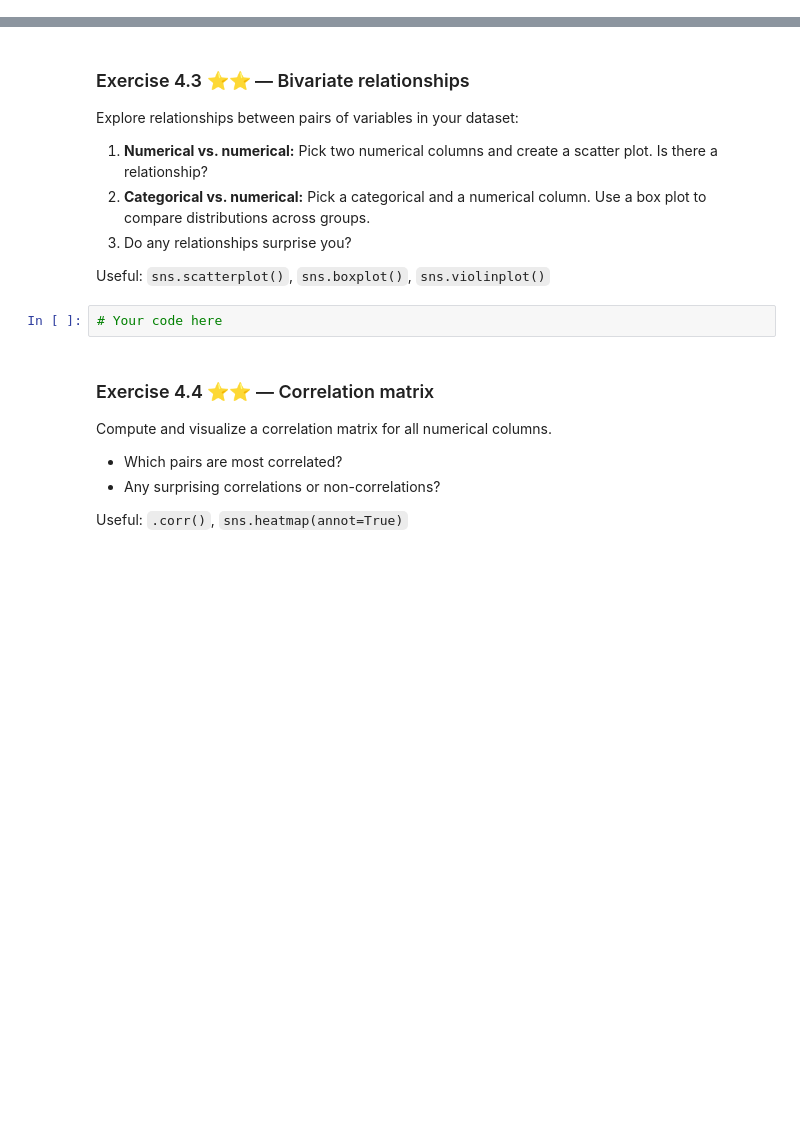
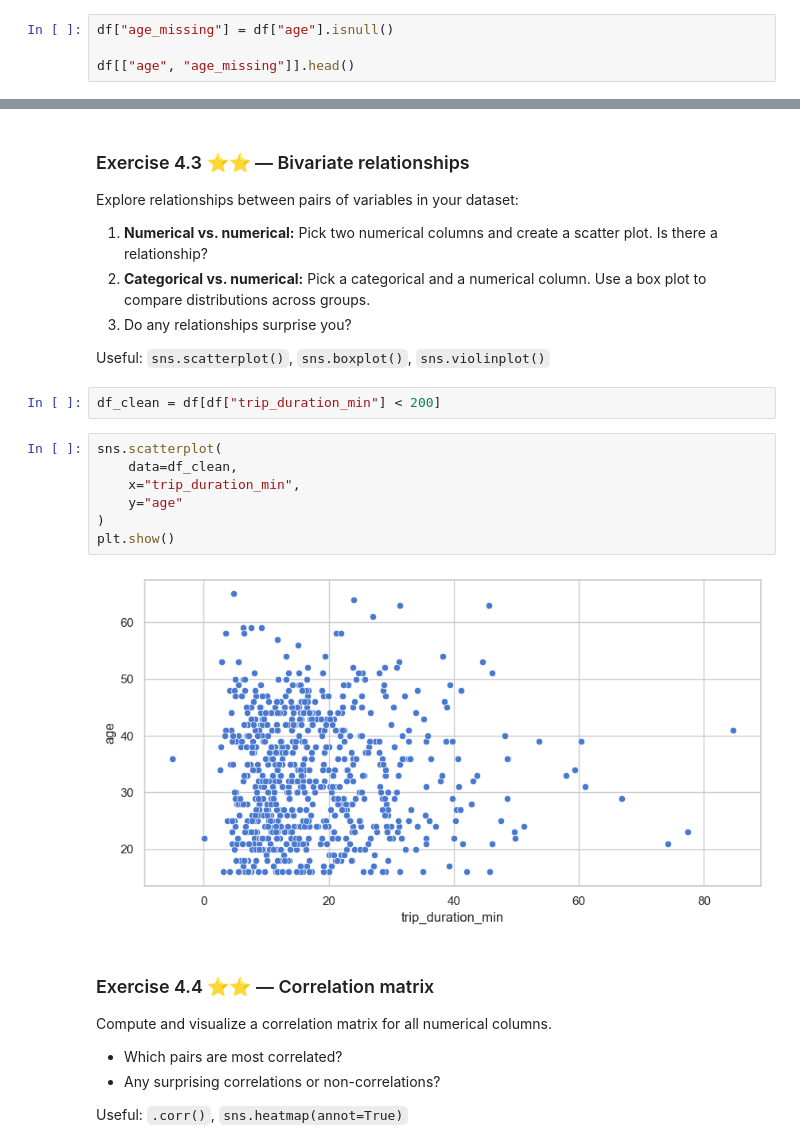
Before and after one commit to albinaronsson1/Workshop-EDA, a Jupyter notebook: eda_workshop.ipynb, the cells around one changed output, grey strips where cells are left out. Drawn from its saved outputs; the diff is of its cells as text; blank space fills up the shorter version.

```diff
--- a/eda_workshop.ipynb
+++ b/eda_workshop.ipynb
@@ -589,2 +372,6 @@ False
+# %%
+df["age_missing"] = df["age"].isnull()
+
+df[["age", "age_missing"]].head()
 # %%
 df.groupby("user_type")["age_missing"].mean()
@@ -652,8 +456,17 @@ Explore relationships between pairs of variables in your dataset:
 3. Do any relationships surprise you?
 
 Useful: `sns.scatterplot()`, `sns.boxplot()`, `sns.violinplot()`
-# %%
-# Your code here
+# %%
+df_clean = df[df["trip_duration_min"] < 200]
+# %%
+sns.scatterplot(
+    data=df_clean,
+    x="trip_duration_min",
+    y="age"
+)
+plt.show()
+# %% [output]
+[figure, added]
 # %% [markdown]
 ### Exercise 4.4 ⭐⭐ — Correlation matrix
 
```
Also changed, not shown: parts of 40 cells of this notebook.
